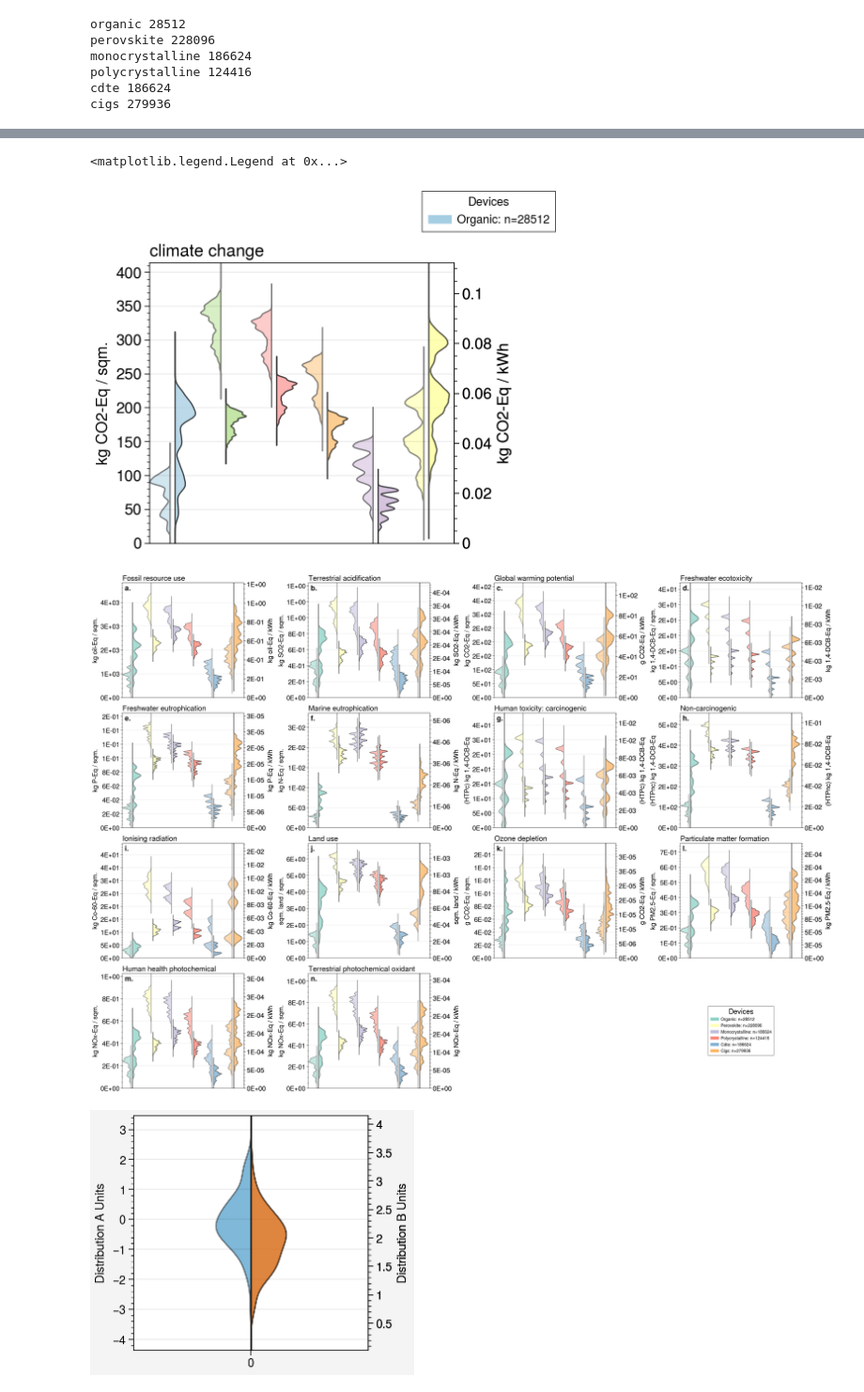
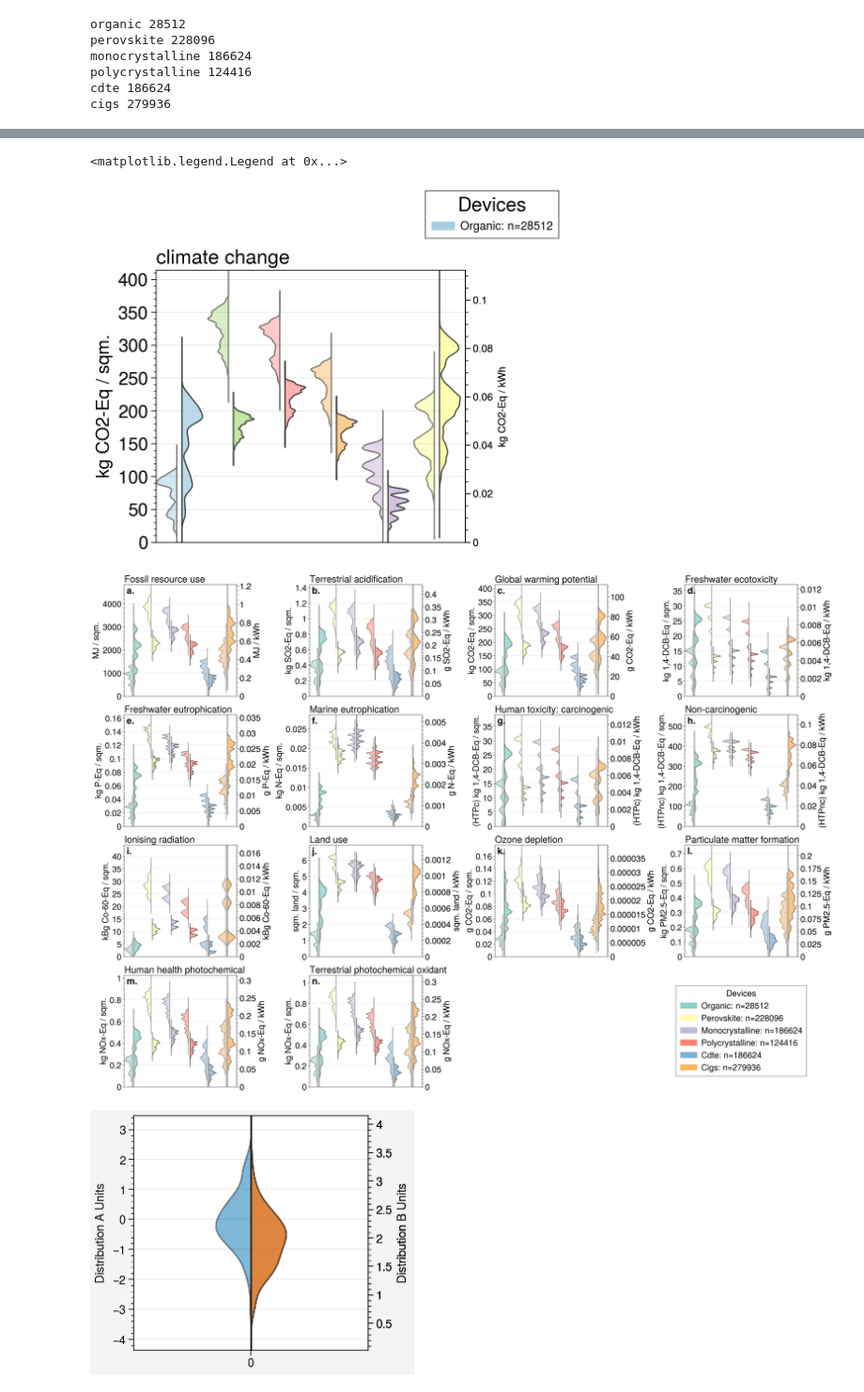
Before and after one commit to architecture-building-systems/parametric-bipv-app, a Jupyter notebook: notebooks/04_violin_chart.ipynb, the cells around one changed output, grey strips where cells are left out. Shown at 94% size. Drawn from its saved outputs; the diff is of its cells as text; code cells hidden in the pictures.

```diff
--- a/notebooks/04_violin_chart.ipynb
+++ b/notebooks/04_violin_chart.ipynb
@@ -114,44 +114,50 @@ for col in plot_dict[impact_cat].columns:
 square_size = 4
 colors = pplt.get_colors("Paired")[::2]
 
 impact_cat = 'climate change'
 fig, axe = pplt.subplots(share=False, ncols=2, nrows=1, figsize=(square_size*2,square_size), facecolor='white')
 ax = axe[0]
 ax2 = ax.twinx()
 adjust = 0.05
-violinplot(data_A_set, positions=[a-adjust for a in [0,1,2,3,4,5]], show_boxplot=False, side='left', ax=ax, plot_opts={'violin_fc':'C0'})
-violinplot(data_B_set, positions=[a+adjust for a in [0,1,2,3,4,5]], show_boxplot=False, side='right', ax=ax2, plot_opts={'violin_fc':'C1'})
+violinplot(data_A_set, positions=[a-adjust for a in [0,1,2,3,4,5]], show_boxplot=False,
+           side='left', ax=ax, plot_opts={'violin_fc':'C0'})
+violinplot(data_B_set, positions=[a+adjust for a in [0,1,2,3,4,5]], show_boxplot=False,
+           side='right', ax=ax2, plot_opts={'violin_fc':'C1',
+                                            },
+           )
 
 for n in [0,1,2,3,4,5]:
         ax.get_children()[n].set_facecolor(colors[n])
         ax2.get_children()[n].set_facecolor(colors[n])
 
 ax.format(ltitle=Naming().impact_categories_short[impact_cat],
         ylabel=Naming().impact_categories_units[impact_cat],
-        ymin=0, fontsize=12)
+        ymin=0, fontsize=14)
 ax.xaxis.set_ticklabels([])
 ax.xaxis.set_ticks([])
 
 ax2.format(ylabel=Naming().impact_categories_units[impact_cat].replace(" / sqm.", " / kWh"),
-        ymin=0, fontsize=12)
+        ymin=0, fontsize=8)
 
 lenged_ax = axe[-1]
 lenged_ax.set_axis_off()  # removes the XY axes
 patches = [mpatches.Patch(color=c, linewidth=0.25,
                           label=f"{plot_dict[impact_cat].columns[n].capitalize()}: n={lengths[plot_dict[impact_cat].columns[n]]}")
            for n,c in enumerate(colors[0:1])]
 fig.legend(handles=patches, loc='top',
                  ncols=1, title='Devices',
-                 fontsize='200'
+                #  fontsize='200',
+                #  prop={'size': 6}
                  )
 # %% [output]
 <matplotlib.legend.Legend at 0x...>
-[figure, old version]
+[figure, new version]
 # %%
-fs = 14
+fs = 18
 yformat = "%.E"
-pplt.rc['legend.fontsize'] = 15
-pplt.rc['legend.title_fontsize'] = 15
+yformat = "simple"
+# pplt.rc['legend.fontsize'] = 15
+# pplt.rc['legend.title_fontsize'] = 15
 square_size = 5.5
 colors = pplt.get_colors("Set3",6)#[2::2]
 fig, axe = pplt.subplots(
@@ -194,10 +200,32 @@ for n, impact_cat in enumerate(impact_cats):
         if impact_cat == "climate change":
             ylabel2 = ylabel2.replace("kg","g")
             data_B = data_B * 1000
+        elif  impact_cat == "photochemical oxidant formation: terrestrial ecosystems":
+            ylabel2 = ylabel2.replace("kg","g")
+            data_B = data_B * 1000
+        elif  impact_cat == "photochemical oxidant formation: human health":
+            ylabel2 = ylabel2.replace("kg","g")
+            data_B = data_B * 1000
+        elif  impact_cat == "particulate matter formation":
+            ylabel2 = ylabel2.replace("kg","g")
+            data_B = data_B * 1000
+        elif  impact_cat == "acidification: terrestrial":
+            ylabel2 = ylabel2.replace("kg","g")
+            data_B = data_B * 1000
+        elif  impact_cat == "eutrophication: freshwater":
+            ylabel2 = ylabel2.replace("kg","g")
+            data_B = data_B * 1000
+        elif  impact_cat == "eutrophication: marine":
+            ylabel2 = ylabel2.replace("kg","g")
+            data_B = data_B * 1000
         data_B_set.append(data_B)
     adjust = 0.04
-    violinplot(data_A_set, positions=[a-adjust for a in [0,1,2,3,4,5]], show_boxplot=False, side='left', ax=ax, plot_opts={'violin_fc':'C0'})
-    violinplot(data_B_set, positions=[a+adjust for a in [0,1,2,3,4,5]], show_boxplot=False, side='right', ax=ax2, plot_opts={'violin_fc':'C1'})
+    violinplot(data_A_set, positions=[a-adjust for a in [0,1,2,3,4,5]],
+               show_boxplot=False, side='left', ax=ax, plot_opts={'violin_fc':'C0'},
+               )
+    violinplot(data_B_set, positions=[a+adjust for a in [0,1,2,3,4,5]],
+               show_boxplot=False, side='right', ax=ax2, plot_opts={'violin_fc':'C1'},
+               )
 
     for n in [0,1,2,3,4,5]:
         ax.get_children()[n].set_facecolor(colors[n])
@@ -223,16 +251,20 @@ for n, impact_cat in enumerate(impact_cats):
 lenged_ax = axe[-1]
 lenged_ax.set_axis_off()  # removes the XY axes
 patches = [mpatches.Patch(color=c, linewidth=0.25,
-                          label=f"{plot_dict[impact_cat].columns[n].capitalize()}: n={lengths[plot_dict[impact_cat].columns[n]]}")
+                          label=f"{plot_dict[impact_cat].columns[n].capitalize()}: n={lengths[plot_dict[impact_cat].columns[n]]}",
+                          )
            for n,c in enumerate(colors)]
 lenged_ax.legend(handles=patches, loc='center',
                  ncols=1, title='Devices',
+                #  fontsize='200'
+                title_fontsize=fs,
+                 prop={'size': fs}
                  )
 
 axe[-2].set_axis_off()
-fig.savefig(f"/Users/jmccarty/Nextcloud/Projects/18_parametric_bipv/figures/violins/impact_cats_16axe.pdf", dpi=150)
+fig.savefig(f"/Users/jmccarty/Nextcloud/Projects/18_parametric_bipv/figures/violins/revision1_impact_cats_16axe.pdf", dpi=300)
 # %% [output]
-[figure, old version]
+[figure, new version]
 # %%
 import proplot as pplt
 import numpy as np
```
Also changed, not shown: parts of 1 cell of this notebook, 10 other files.
